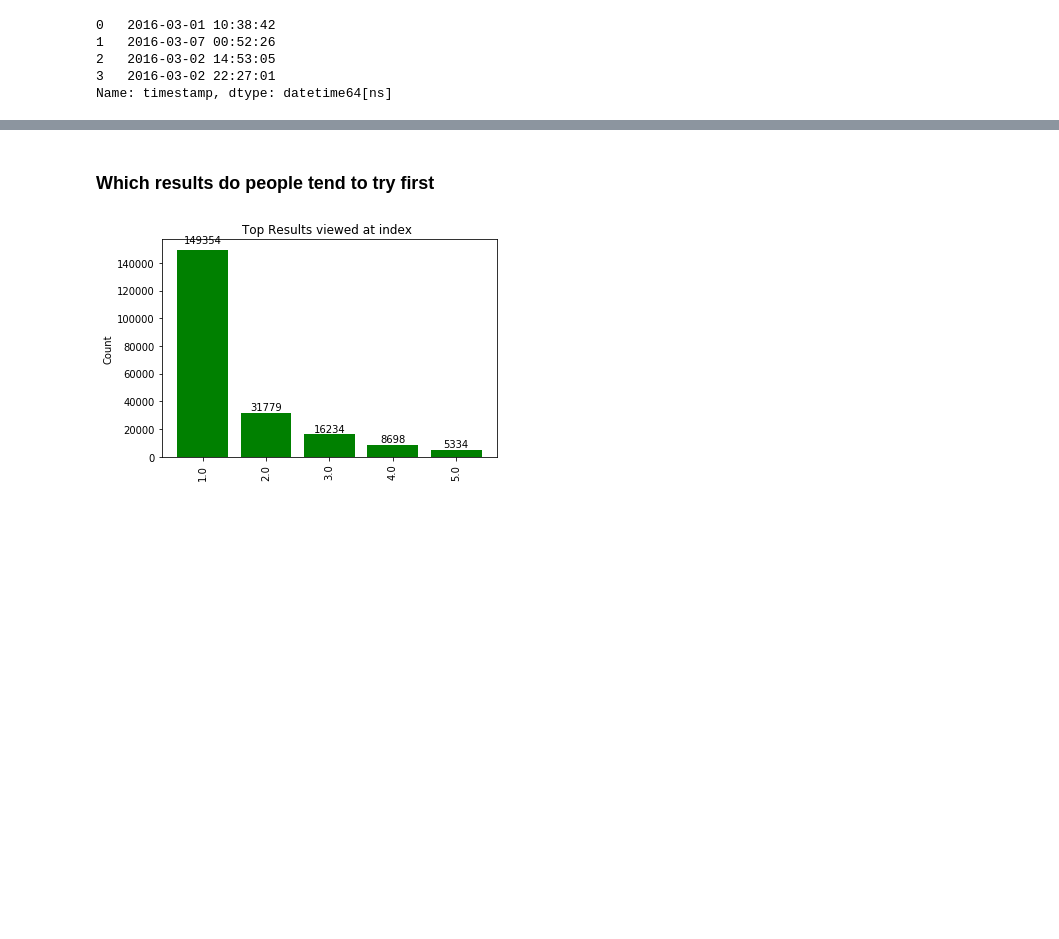
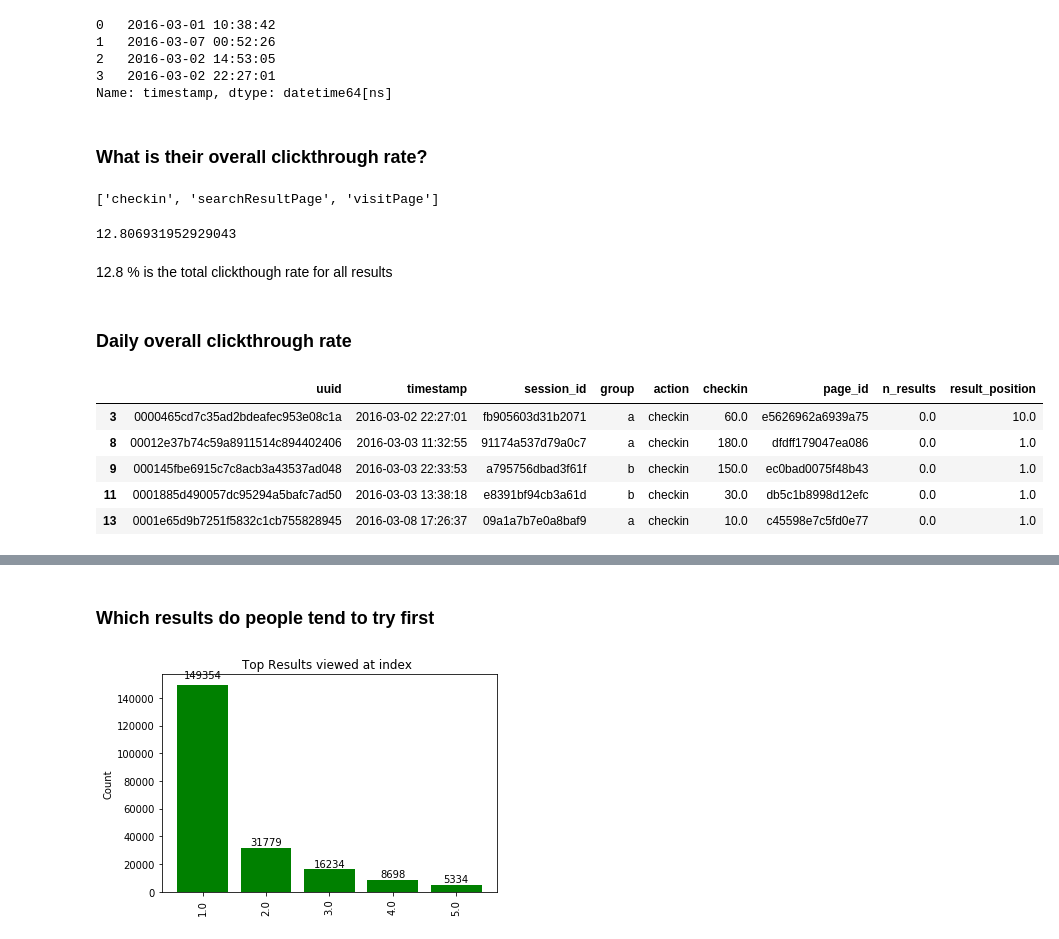
Before and after one commit to Madhu009/Inkredo_Data_Challenge, a Jupyter notebook: Data_analysis.ipynb, the cells around one changed output, grey strips where cells are left out. Drawn from its saved outputs; the diff is of its cells as text; code cells hidden in the pictures; blank space fills up the shorter version.

```diff
--- a/Data_analysis.ipynb
+++ b/Data_analysis.ipynb
@@ -34,3 +35,34 @@ def autolabel(rects):
         ax.text(rect.get_x() + rect.get_width()/2., 1.02*height,
                 '%d' % int(height),
                 ha='center', va='bottom')
+# %% [markdown]
+### What is their overall clickthrough rate?
+# %%
+actions=sorted(data.action.unique())
+actions
+# %% [output]
+['checkin', 'searchResultPage', 'visitPage']
+# %%
+total_visit_result=data.loc[data['action'] != 'searchResultPage'] #every checkin is a visit
+total_visit_result=total_visit_result.fillna(0) #filling NaN as 0
+total_visit_result=total_visit_result.loc[total_visit_result['result_position'] != 0] #ignore Nan
+
+total_search_result=data.loc[data['action'] == 'searchResultPage']
+total_search_result=total_search_result.n_results.sum()
+
+len(total_visit_result)/total_search_result*100
+# %% [output]
+12.806931952929043
+# %% [markdown]
+12.8 % is the total clickthough rate for all results
+# %% [markdown]
+### Daily overall clickthrough rate
+# %%
+total_visit_result[:5]
+# %% [output]
+|  | uuid | timestamp | session_id | group | action | checkin | page_id | n_results | result_position |
+| 3 | 0000465cd7c35ad2bdeafec953e08c1a | 2016-03-02 22:27:01 | fb905603d31b2071 | a | checkin | 60.0 | e5626962a6939a75 | 0.0 | 10.0 |
+| 8 | 00012e37b74c59a8911514c894402406 | 2016-03-03 11:32:55 | 91174a537d79a0c7 | a | checkin | 180.0 | dfdff179047ea086 | 0.0 | 1.0 |
+| 9 | 000145fbe6915c7c8acb3a43537ad048 | 2016-03-03 22:33:53 | a795756dbad3f61f | b | checkin | 150.0 | ec0bad0075f48b43 | 0.0 | 1.0 |
+| 11 | 0001885d490057dc95294a5bafc7ad50 | 2016-03-03 13:38:18 | e8391bf94cb3a61d | b | checkin | 30.0 | db5c1b8998d12efc | 0.0 | 1.0 |
+| 13 | 0001e65d9b7251f5832c1cb755828945 | 2016-03-08 17:26:37 | 09a1a7b7e0a8baf9 | a | checkin | 10.0 | c45598e7c5fd0e77 | 0.0 | 1.0 |
```
Also changed, not shown: parts of 24 cells of this notebook.
